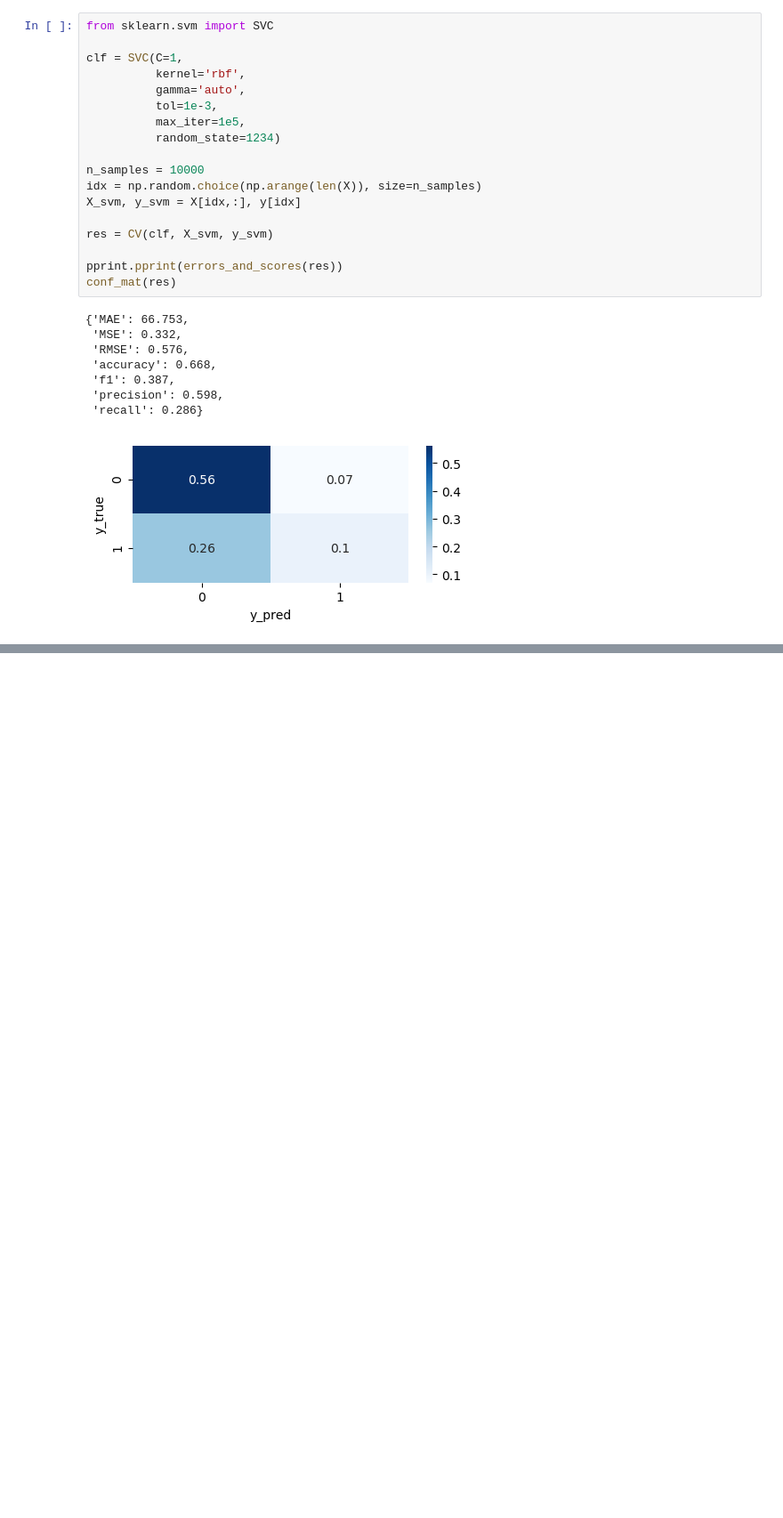
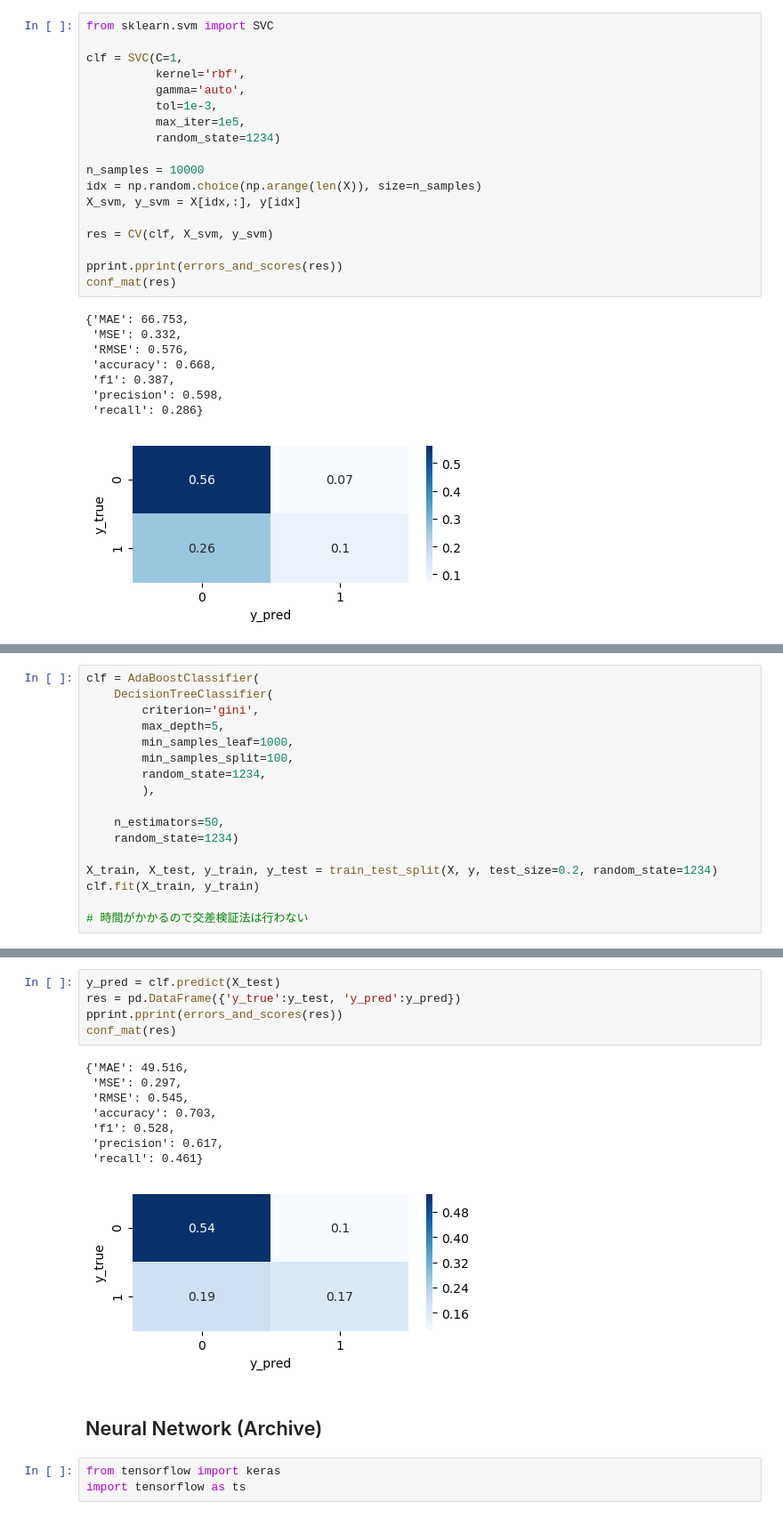
Before and after one commit to masam101376/kickstarter-projects, a Jupyter notebook: practice_marged.ipynb, the cells around one changed output, grey strips where cells are left out. Shown at 89% size. Drawn from its saved outputs; the diff is of its cells as text; blank space fills up the shorter version.

```diff
--- a/practice_marged.ipynb
+++ b/practice_marged.ipynb
@@ -703,0 +814,17 @@ clf.predict
+# %%
+clf = AdaBoostClassifier(
+    DecisionTreeClassifier(
+        criterion='gini',
+        max_depth=5,
+        min_samples_leaf=1000,
+        min_samples_split=100,
+        random_state=1234,
+        ),
+
+    n_estimators=50,
+    random_state=1234)
+
+X_train, X_test, y_train, y_test = train_test_split(X, y, test_size=0.2, random_state=1234)
+clf.fit(X_train, y_train)
+
+# 時間がかかるので交差検証法は行わない
@@ -703,0 +840,19 @@ clf.predict
+# %%
+y_pred = clf.predict(X_test)
+res = pd.DataFrame({'y_true':y_test, 'y_pred':y_pred})
+pprint.pprint(errors_and_scores(res))
+conf_mat(res)
+# %% [output]
+{'MAE': 49.516,
+ 'MSE': 0.297,
+ 'RMSE': 0.545,
+ 'accuracy': 0.703,
+ 'f1': 0.528,
+ 'precision': 0.617,
+ 'recall': 0.461}
+[figure, added]
+# %% [markdown]
+## Neural Network (Archive)
+# %%
+from tensorflow import keras
+import tensorflow as ts
```
Also changed, not shown: parts of 22 cells of this notebook.
